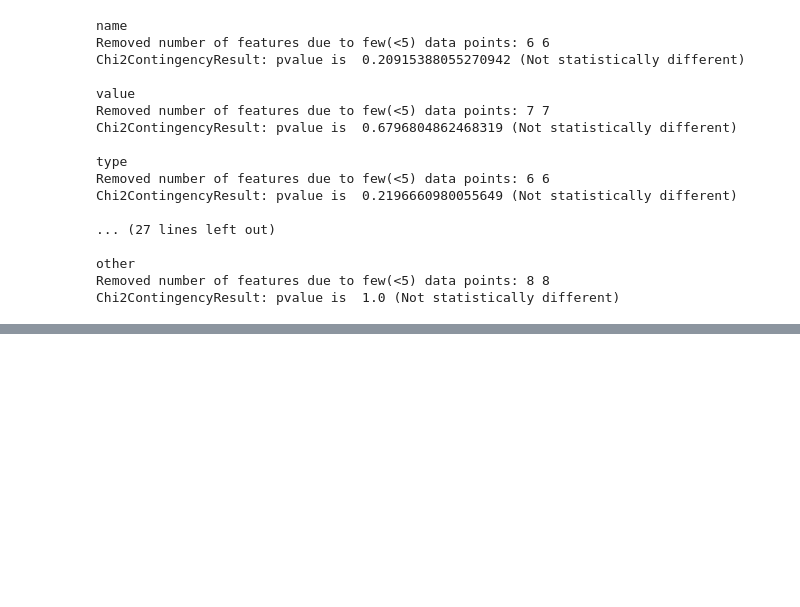
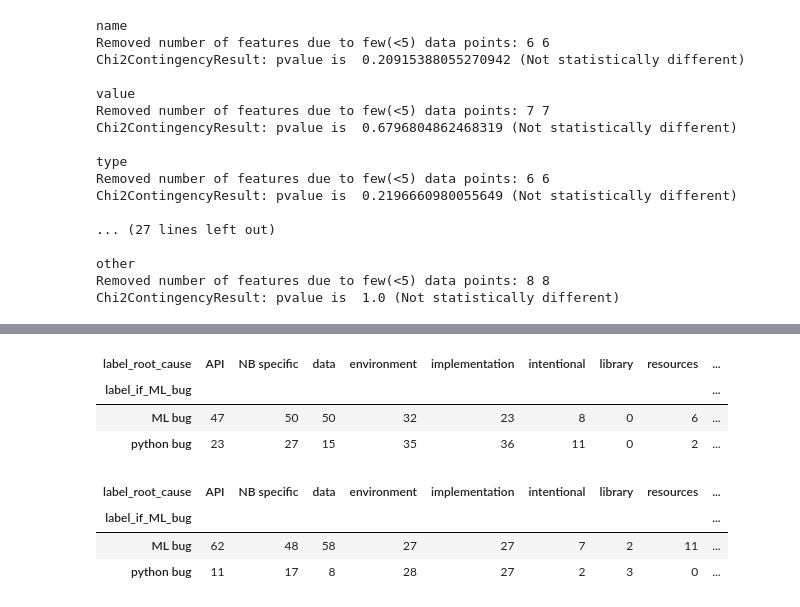
Before and after one commit to PELAB-LiU/jupyter_nbs_empirical, a Jupyter notebook: notebook_error_analysis-manual_labels_chisquaretest.ipynb, the cells around one changed output, grey strips where cells are left out. Cells and saved outputs as stored; diff of their text form; code cells hidden in the pictures; blank space fills up the shorter version.

```diff
--- a/notebook_error_analysis-manual_labels_chisquaretest.ipynb
+++ b/notebook_error_analysis-manual_labels_chisquaretest.ipynb
@@ -222,0 +232,16 @@ Chi2ContingencyResult: pvalue is  1.0 (Not statistically different)
+# %%
+df_grouped_g = df_mlerr_labels_g_sum_exed.groupby("label_if_ML_bug")["label_root_cause"].value_counts().unstack("label_root_cause")
+df_grouped_g.insert(6, "library", 0)
+df_grouped_k = df_mlerr_labels_k_sum_exed.groupby("label_if_ML_bug")["label_root_cause"].value_counts().unstack("label_root_cause").iloc[:2]
+df_grouped_k = df_grouped_k.fillna(0).astype(int)
+display(df_grouped_g)
+display(df_grouped_k)
+# %% [output]
+| label_root_cause | API | NB specific | data | environment | implementation | intentional | library | resources | ... |
+| label_if_ML_bug |  |  |  |  |  |  |  |  | ... |
+| ML bug | 47 | 50 | 50 | 32 | 23 | 8 | 0 | 6 | ... |
+| python bug | 23 | 27 | 15 | 35 | 36 | 11 | 0 | 2 | ... |
+| label_root_cause | API | NB specific | data | environment | implementation | intentional | library | resources | ... |
+| label_if_ML_bug |  |  |  |  |  |  |  |  | ... |
+| ML bug | 62 | 48 | 58 | 27 | 27 | 7 | 2 | 11 | ... |
+| python bug | 11 | 17 | 8 | 28 | 27 | 2 | 3 | 0 | ... |
```
Also changed, not shown: parts of 4 cells of this notebook.
